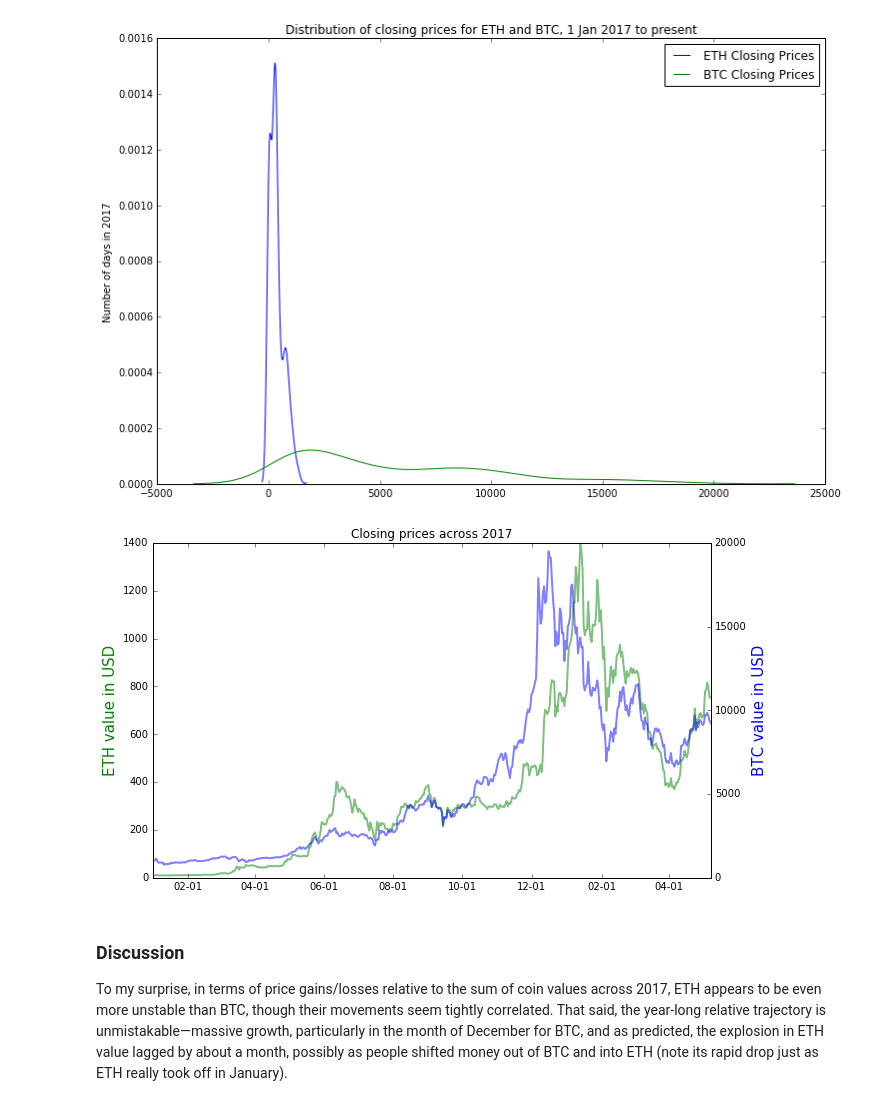
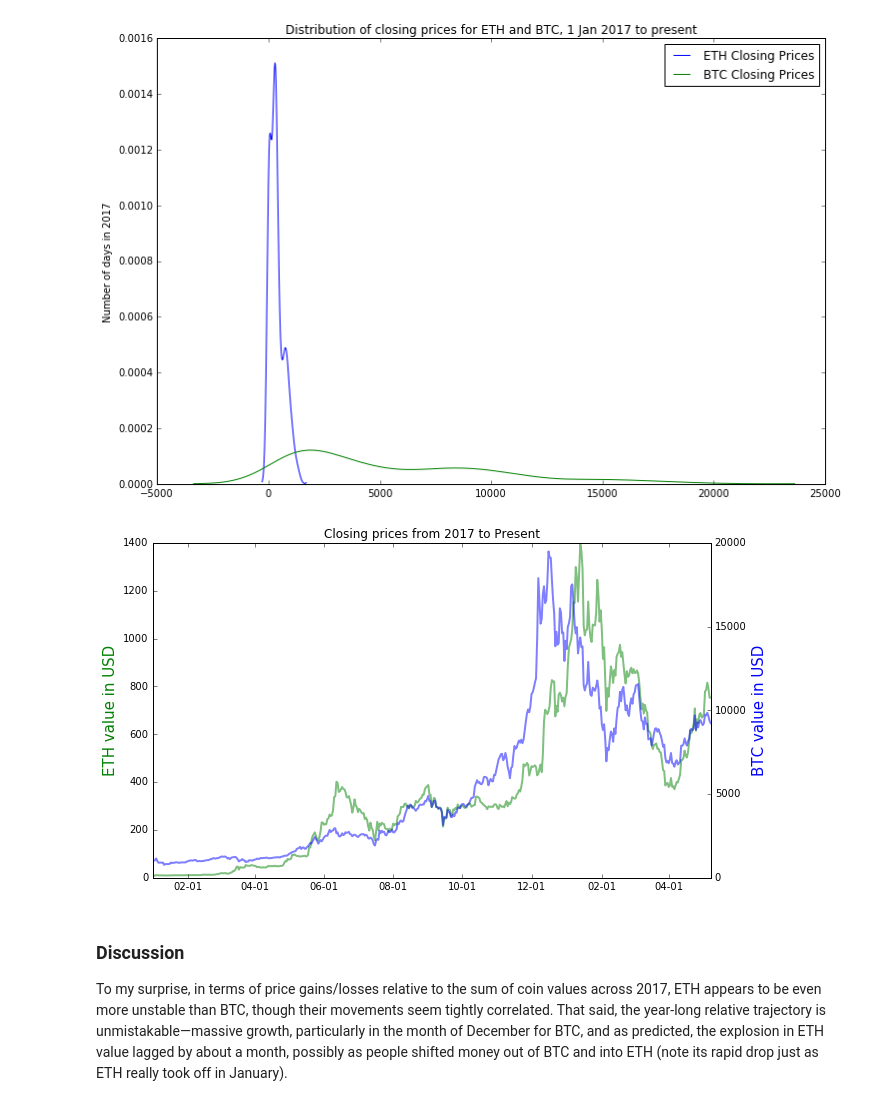
Before and after one commit to ctivanovich/Web-scarped-viz, a Jupyter notebook: crypto-scrape-viz.ipynb, the cells around one changed output. Drawn from its saved outputs; the diff is of its cells as text; code cells hidden in the pictures.

```diff
--- a/crypto-scrape-viz.ipynb
+++ b/crypto-scrape-viz.ipynb
@@ -71,20 +71,20 @@ from matplotlib import dates
 # %%
 fig, ax1 = plt.subplots()
 fig.set_figwidth(10)
 fig.set_figheight(6)
 
-ax1.set_title("Closing prices across 2017")
+ax1.set_title("Closing prices from 2017 to Present")
 
 hfmt = dates.DateFormatter('%m-%d')
 ax1.xaxis.set_major_formatter(hfmt)
 ax1.xaxis_date()
 ax1.set_ylabel("ETH value in USD", {'color':'green', 'size':15})
 ax1.plot(list(eth.Date), eth.Close, '-g', linewidth=2, alpha=0.5)
 ax2 = ax1.twinx()
 ax2.plot(list(eth.Date), btc.Close, '-b', linewidth=2, alpha=0.5)
 ax2.set_ylabel("BTC value in USD", {'color':'blue', 'size':15});
 # %% [output]
-[figure, old version]
+[figure, new version]
 # %% [markdown]
 ### Discussion
 To my surprise, in terms of price gains/losses relative to the sum of coin values across 2017, ETH appears to be even more unstable than BTC, though their movements seem tightly correlated. That said, the year-long relative trajectory is unmistakable&mdash;massive growth, particularly in the month of December for BTC, and as predicted, the explosion in ETH value lagged by about a month, possibly as people shifted money out of BTC and into ETH (note its rapid drop just as ETH really took off in January).
```
